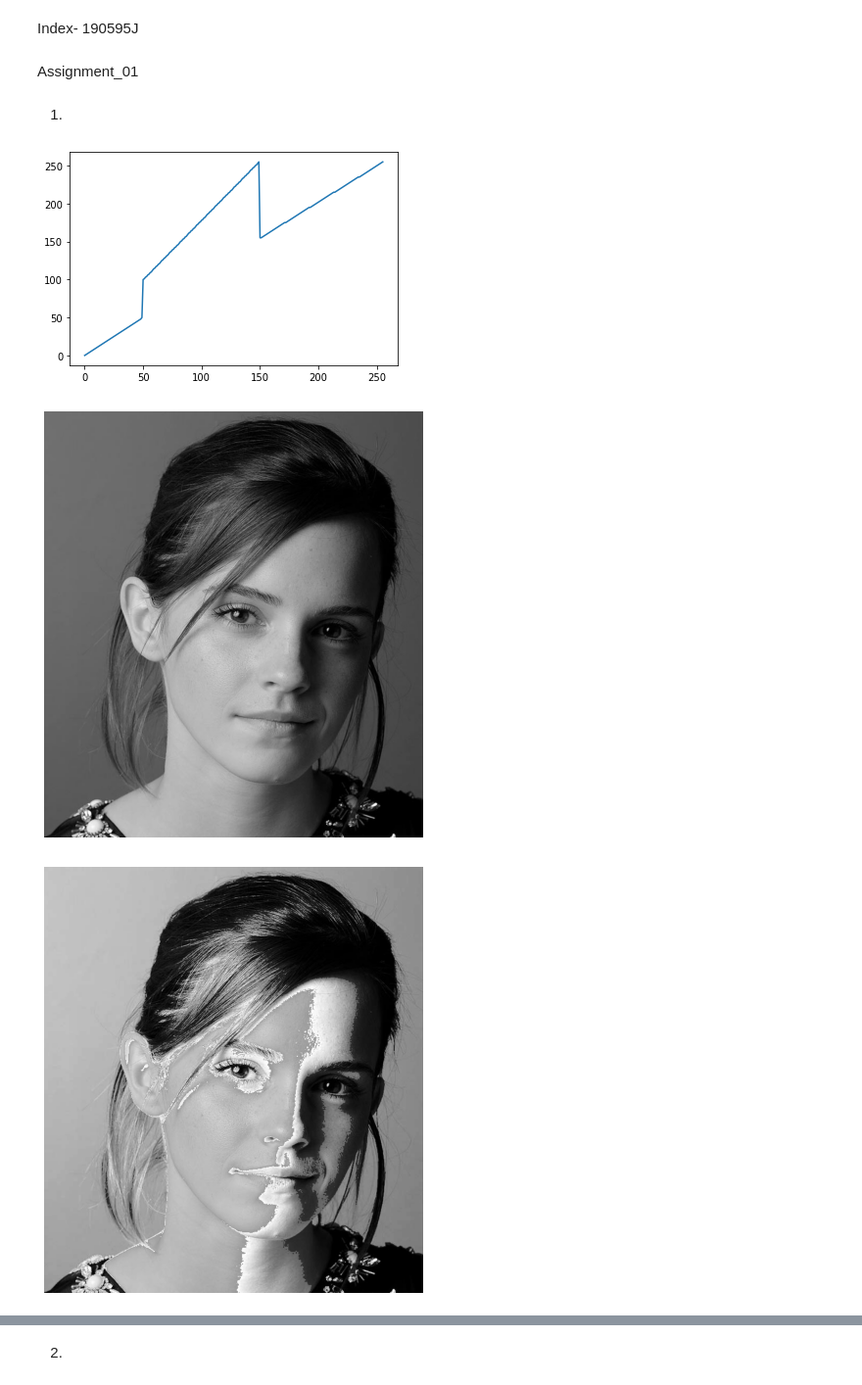
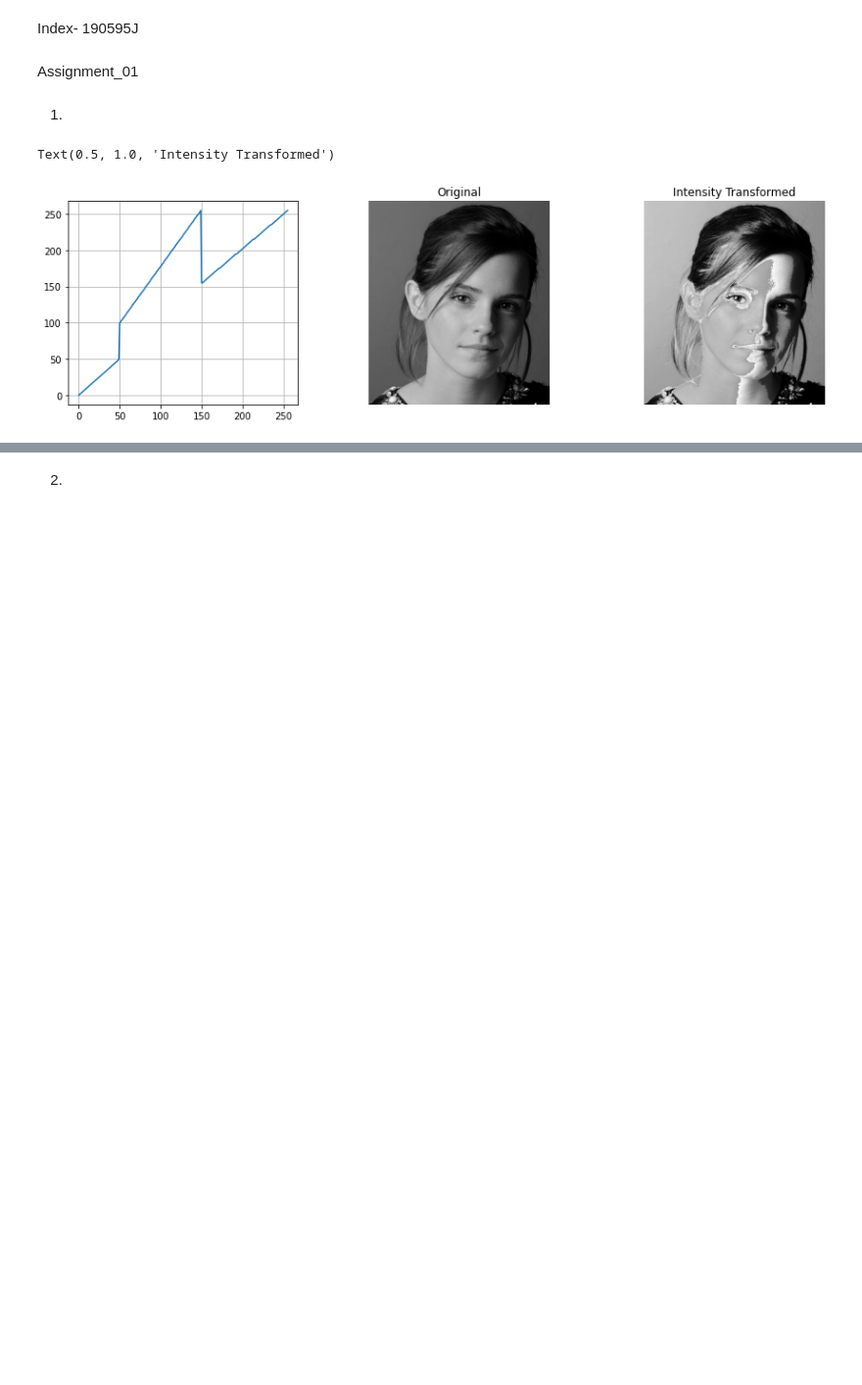
Before and after one commit to Maleeshas/Assignment_Image_Processing_EN2550, a Jupyter notebook: Assignment_01_190595J.ipynb, the cells around one changed output, grey strips where cells are left out. Shown at 98% size. Drawn from its saved outputs; the diff is of its cells as text; code cells hidden in the pictures; blank space fills up the shorter version.

```diff
--- a/Assignment_01_190595J.ipynb
+++ b/Assignment_01_190595J.ipynb
@@ -9,40 +9,32 @@ Assignment_01
 # %%
 import numpy as np
 import cv2 as cv
 import matplotlib.pyplot as plt
 
 
 img =cv.imread(r'./Images/emma_gray.jpg',cv.IMREAD_GRAYSCALE)
 assert img is not None
 
 t1 = np.linspace(0,50,50)
 t2 = np.linspace(100,255,100)
 t3 = np.linspace(155,255,106)
 
 
 t = np.concatenate((t1,t2,t3),axis = 0).astype(np.uint8)
 
 g = cv.LUT(img,t)
-
-fig, ax = plt.subplots()
-ax.plot(t)
+fig,ax = plt.subplots(1,3)
+fig.set_figwidth(15)
 
 
-cv.namedWindow('Image',cv.WINDOW_AUTOSIZE)
-cv.imshow('Image',img)
-cv.waitKey(0)
-cv.imshow('Image',g)
-cv.waitKey(0)
-cv.destroyAllWindows()
-
-fig, ax = plt.subplots(1, 1, figsize=(8, 8))
-implot = plt.imshow(cv.cvtColor(img, cv.COLOR_BGR2RGB))
-plt.axis('off')
-fig, ax = plt.subplots(1, 1, figsize=(8, 8))
-implot = plt.imshow(cv.cvtColor(g, cv.COLOR_BGR2RGB))
-plt.axis('off')
-plt.show()
+ax[1].axis('off')
+ax[2].axis('off')
+ax[0].grid()
+ax[0].plot(t)
+ax[1].imshow(cv.cvtColor(img, cv.COLOR_BGR2RGB))
+ax[2].imshow(cv.cvtColor(g, cv.COLOR_BGR2RGB))
+ax[1].set_title("Original")
+ax[2].set_title("Intensity Transformed")
 # %% [output]
+Text(0.5, 1.0, 'Intensity Transformed')
-[figure, old version]
+[figure, new version]
-[figure, removed]
-[figure, removed]
```
Also changed, not shown: parts of 17 cells of this notebook.
